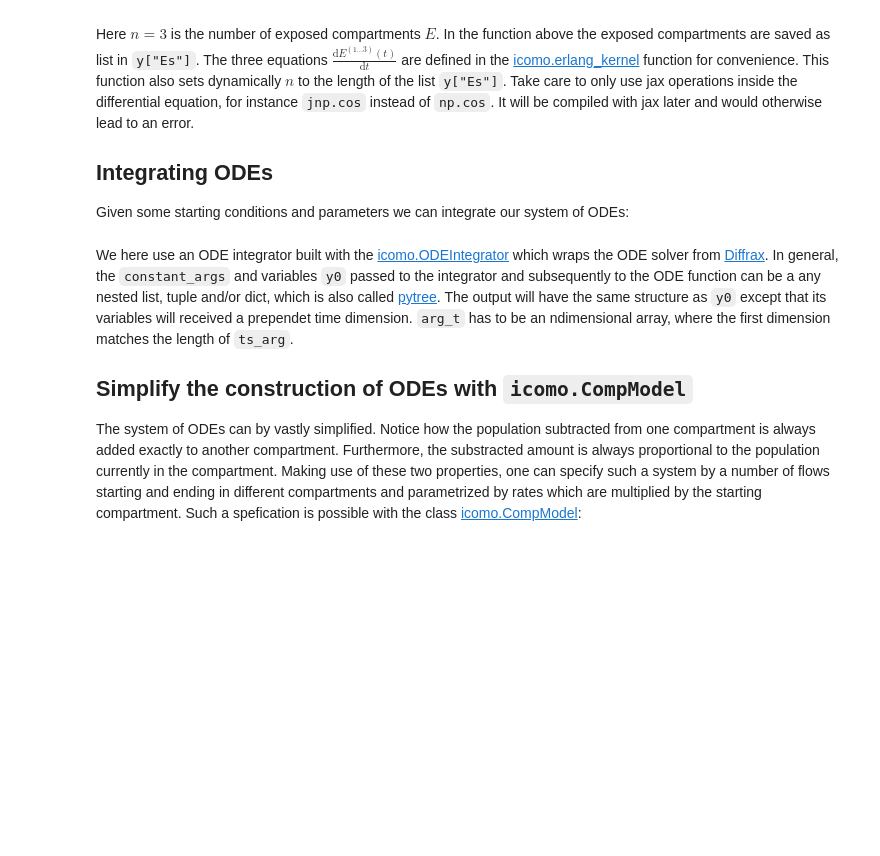
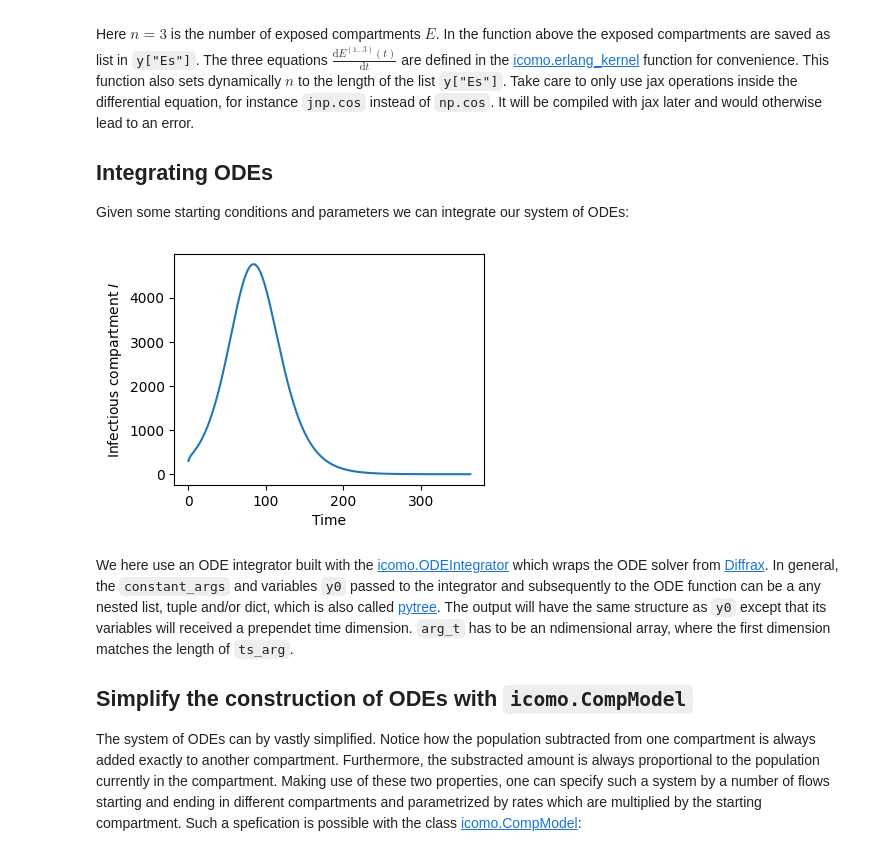
Before and after one commit to Priesemann-Group/icomo, a Jupyter notebook: docs/example.ipynb, the cells around one changed output. Drawn from its saved outputs; the diff is of its cells as text; code cells hidden in the pictures; blank space fills up the shorter version.

```diff
--- a/docs/example.ipynb
+++ b/docs/example.ipynb
@@ -77,62 +73,67 @@ It will be compiled with jax later and would otherwise lead to an error.
 
 Given some starting conditions and parameters we can integrate our system of ODEs:
 # %%
-len_sim = 365 # days
+len_sim = 365  # days
 num_points = len_sim
 
 ### First set the time variables
-t_out = np.linspace(0, len_sim, num_points) # timepoints of the output
-t_solve_ODE = np.linspace(0, len_sim, num_points//2) # timepoints at which the ODE
-                                                     # is solved
-t_beta = np.linspace(0, len_sim, num_points//14) # timepoints at which the time-dependent
-                                             # variable is defined (every 2 weeks)
+t_out = np.linspace(0, len_sim, num_points)  # timepoints of the output
+t_solve_ODE = np.linspace(0, len_sim, num_points // 2)  # timepoints at which the ODE
+# is solved
+t_beta = np.linspace(
+    0, len_sim, num_points // 14
+)  # timepoints at which the time-dependent
+# variable is defined (every 2 weeks)
 
 ### Define parameters
-N = 1e5 # population
+N = 1e5  # population
 R0 = 1.5
-duration_latent = 3 # the average in days
-duration_infectious = 7 # the average in days
-beta0 = R0/duration_infectious # infection rate
+duration_latent = 3  # the average in days
+duration_infectious = 7  # the average in days
+beta0 = R0 / duration_infectious  # infection rate
 
 
 ### Set parameters  for ODE
-arg_t = beta0 * np.ones(len(t_beta)) # beta might be time-depedent, but assume
-                                     # constant beta for now
+arg_t = beta0 * np.ones(len(t_beta))  # beta might be time-depedent, but assume
+# constant beta for now
 const_args = {
     "N": N,
-    "rate_latent": 1/duration_latent,
-    "rate_infectious": 1/duration_infectious,
+    "rate_latent": 1 / duration_latent,
+    "rate_infectious": 1 / duration_infectious,
 }
 
 ### Define starting conditions
-y0 = {"Es": [100, 100, 100], # multiple compartmentes for Erlang kernel
-      "I": 300,
-      "R": 0,
-    }
+y0 = {
+    "Es": [100, 100, 100],  # multiple compartmentes for Erlang kernel
+    "I": 300,
+    "R": 0,
+}
 # Susceptible compartment is N - other compartments
 y0["S"] = N - jax.tree_util.tree_reduce(lambda x, y: x + y, y0)
 # This is equivalent to writing
 y0["S"] = N - y0["R"] - np.sum(y0["Es"])
 
 
 # First parameters of the integrators have to be set
 integrator_object = icomo.ODEIntegrator(
     ts_out=t_out,
     t_0=min(t_solve_ODE),
     ts_solver=t_solve_ODE,
-    ts_arg = t_beta,
+    ts_arg=t_beta,
 )
 
 # Then we can obtain a function that solves our system of ODEs
 SEIR_integrator = integrator_object.get_func(Erlang_SEIR)
 
 # And solve the ODE for our starting conditions and parameters
 output = SEIR_integrator(y0=y0, arg_t=arg_t, constant_args=const_args)
 
-f = plt.figure(figsize=(4,3))
+f = plt.figure(figsize=(4, 3))
 plt.plot(output["I"])
 plt.xlabel("Time")
 plt.ylabel("Infectious compartment $I$");
+# %% [output]
+[figure, added]
 # %% [markdown]
 We here use an ODE integrator built with the [icomo.ODEIntegrator](api/references.rst#icomo.ODEIntegrator) which wraps the ODE  solver from [Diffrax](https://docs.kidger.site/diffrax/). In general, the `constant_args` and variables `y0` passed to the integrator and subsequently
 to the ODE function can be a any nested list, tuple and/or dict, which is also called [pytree](https://jax.readthedocs.io/en/latest/pytrees.html). The output will have the same structure as `y0` except that its variables will received a prependet time dimension.
```
Also changed, not shown: parts of 11 cells of this notebook, 23 other files.
